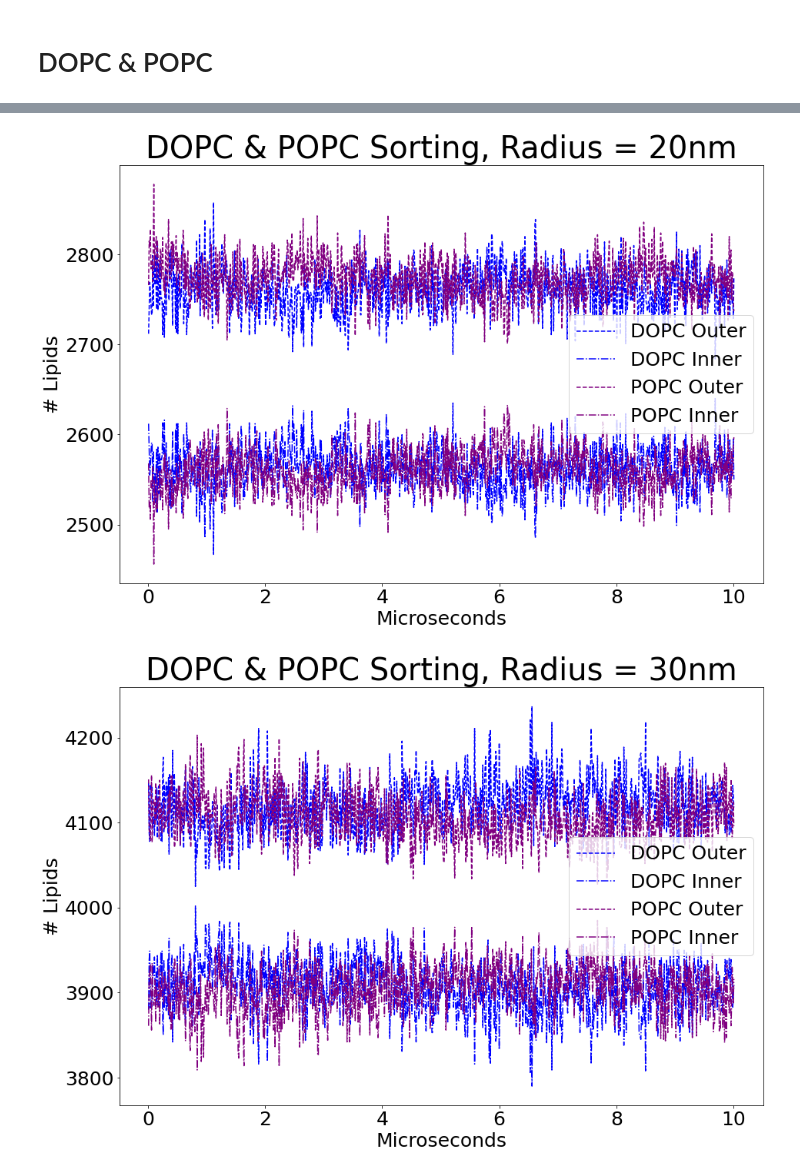
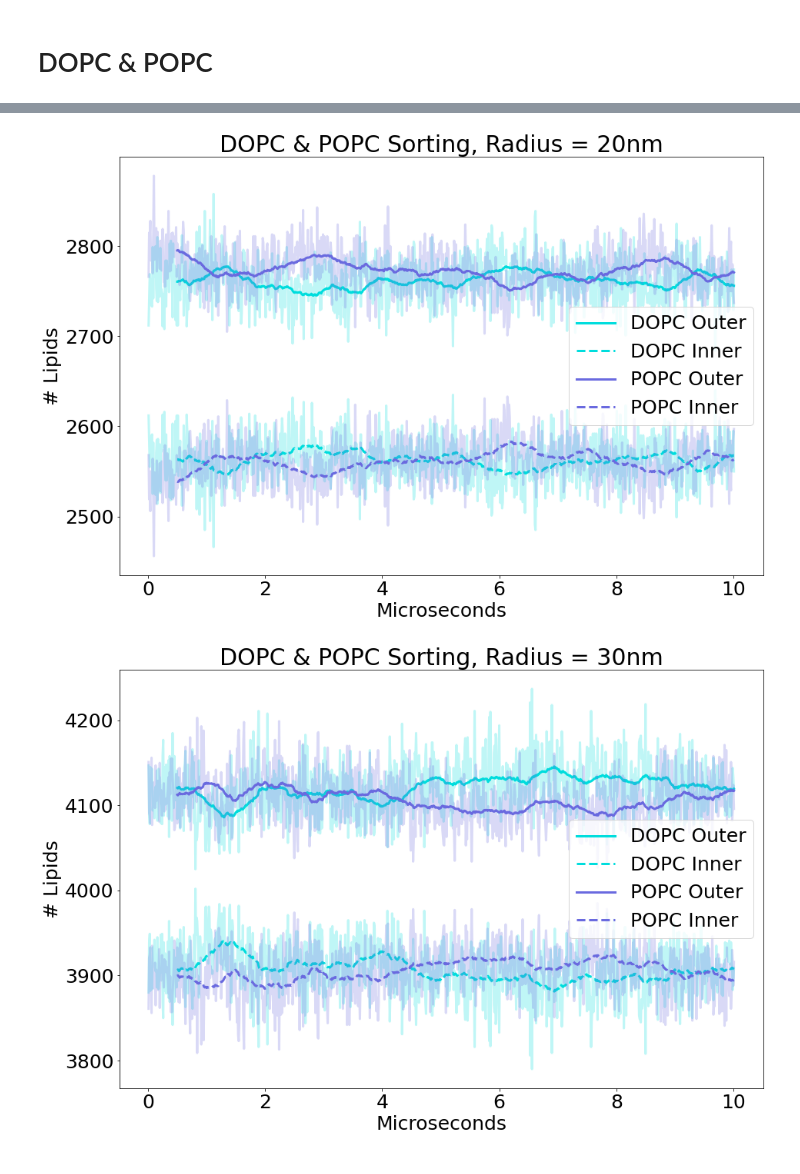
Before and after one commit to MoMS-MMSB/lipid_sorting, a Jupyter notebook: Sample Systems Analysis.ipynb, the cells around one changed output, grey strips where cells are left out. Drawn from its saved outputs; the diff is of its cells as text; code cells hidden in the pictures.

Commit message:
multiprocessing, updated figures, subplot added

```diff
--- a/Sample Systems Analysis.ipynb
+++ b/Sample Systems Analysis.ipynb
@@ -7,5 +7,3 @@ import pandas as pd
 import matplotlib.pyplot as plt
 plt.rcParams['figure.figsize'] = [15, 10]
 plt.rcParams.update({'font.size': 25})
-# %%
-plt.rcParams.keys()
@@ -33,13 +16,13 @@ KeysView(RcParams({'_internal.classic_mode': False,
 # %%
-colours = {"DOPC": "blue",
-           "POPC": "purple",
-           "POPE": "orange"}
+colours = {"DOPC": "#00dddd",
+           "POPC": "#6a6adf",
+           "POPE": "#ffb753"}
 # %%
 out_dir = "figures/Plots/"
 # %% [markdown]
 # DOPC & POPC
 # %%
-results = "data/"
+results = "example_results/"
 
 DOPC_POPC_10 = results + "DOPC_POPC_10.csv"
 
@@ -61,9 +45,9 @@ analysis_modules.csv_to_plot(DOPC_POPC_10, ["DOPC", "POPC"], rolling=1, \
 # %%
-analysis_modules.csv_to_plot(DOPC_POPC_20, ["DOPC", "POPC"], rolling=1, title="DOPC & POPC Sorting, Radius = 20nm", colours=colours, index_scaling=100, x_label = "Microseconds", out=out_dir + "DOPC_POPC_r20.png")
+analysis_modules.csv_to_plot(DOPC_POPC_20, ["DOPC", "POPC"], rolling=50, bg = True, title="DOPC & POPC Sorting, Radius = 20nm", colours=colours, index_scaling=100, x_label = "Microseconds", out=out_dir + "DOPC_POPC_r20.png")
 # %% [output]
-[figure, old version]
+[figure, new version]
 # %%
-analysis_modules.csv_to_plot(DOPC_POPC_30, ["DOPC", "POPC"], title="DOPC & POPC Sorting, Radius = 30nm", colours=colours, index_scaling=100, x_label = "Microseconds", out=out_dir + "DOPC_POPC_r30.png")
+analysis_modules.csv_to_plot(DOPC_POPC_30, ["DOPC", "POPC"], rolling=50, bg = True, title="DOPC & POPC Sorting, Radius = 30nm", colours=colours, index_scaling=100, x_label = "Microseconds", out=out_dir + "DOPC_POPC_r30.png")
 # %% [output]
-[figure, old version]
+[figure, new version]
 # %%
```
Also changed, not shown: parts of 11 cells of this notebook, 12 other files.
